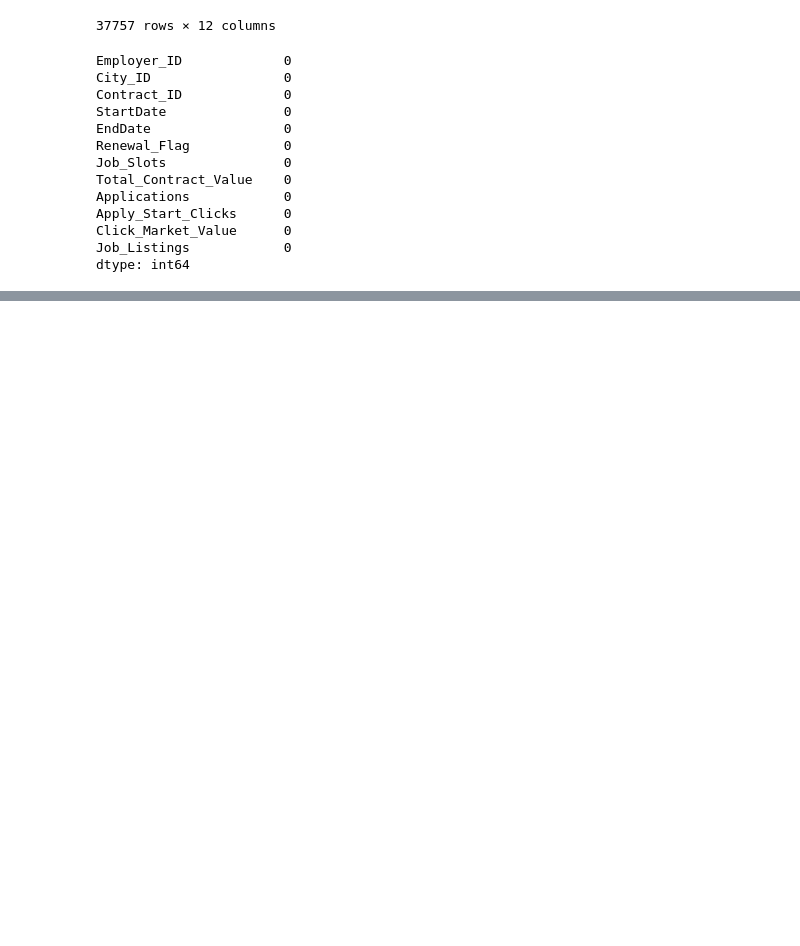
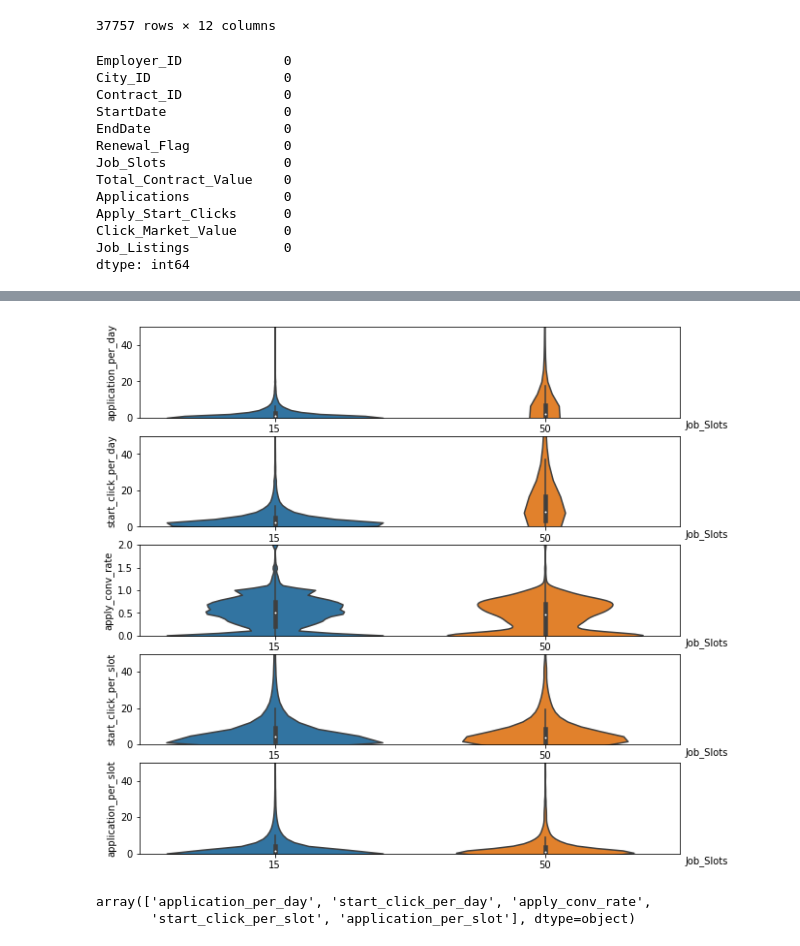
Before and after one commit to telenovelachuan/job_slot_retention, a Jupyter notebook: metric_design.ipynb, the cells around one changed output, grey strips where cells are left out. Drawn from its saved outputs; the diff is of its cells as text; code cells hidden in the pictures; blank space fills up the shorter version.

```diff
--- a/metric_design.ipynb
+++ b/metric_design.ipynb
@@ -57,0 +88,22 @@ df_metrics
+# %%
+job_slot_values = df_metrics['Job_Slots'].unique()
+metrics_count = len(metrics)
+fig, axs = plt.subplots(metrics_count, 1, figsize=(10, 10))
+for idx, metric in enumerate(metrics):
+    ax = plt.subplot(metrics_count, 1, idx + 1)
+    sns.violinplot(x='Job_Slots',y=metric, data=df_metrics.replace([np.inf, -np.inf], np.nan).dropna(), split=True)
+    plt.ylim(0, 50)
+    if metric == 'apply_conv_rate':
+        plt.ylim(0, 2)
+    ax.set_xlabel('Job_Slots')
+    ax.xaxis.set_label_coords(1.05, -0.025)
+# %% [output]
+[figure, added]
+# %%
+id_vars = list(set(df_metrics.columns) - set(metrics))
+
+df_violin = df_metrics.melt(id_vars=id_vars, var_name='metrics', value_name='vals')
+df_violin['metrics'].unique()
+# %% [output]
+array(['application_per_day', 'start_click_per_day', 'apply_conv_rate',
+       'start_click_per_slot', 'application_per_slot'], dtype=object)
```
Also changed, not shown: parts of 5 cells of this notebook.
